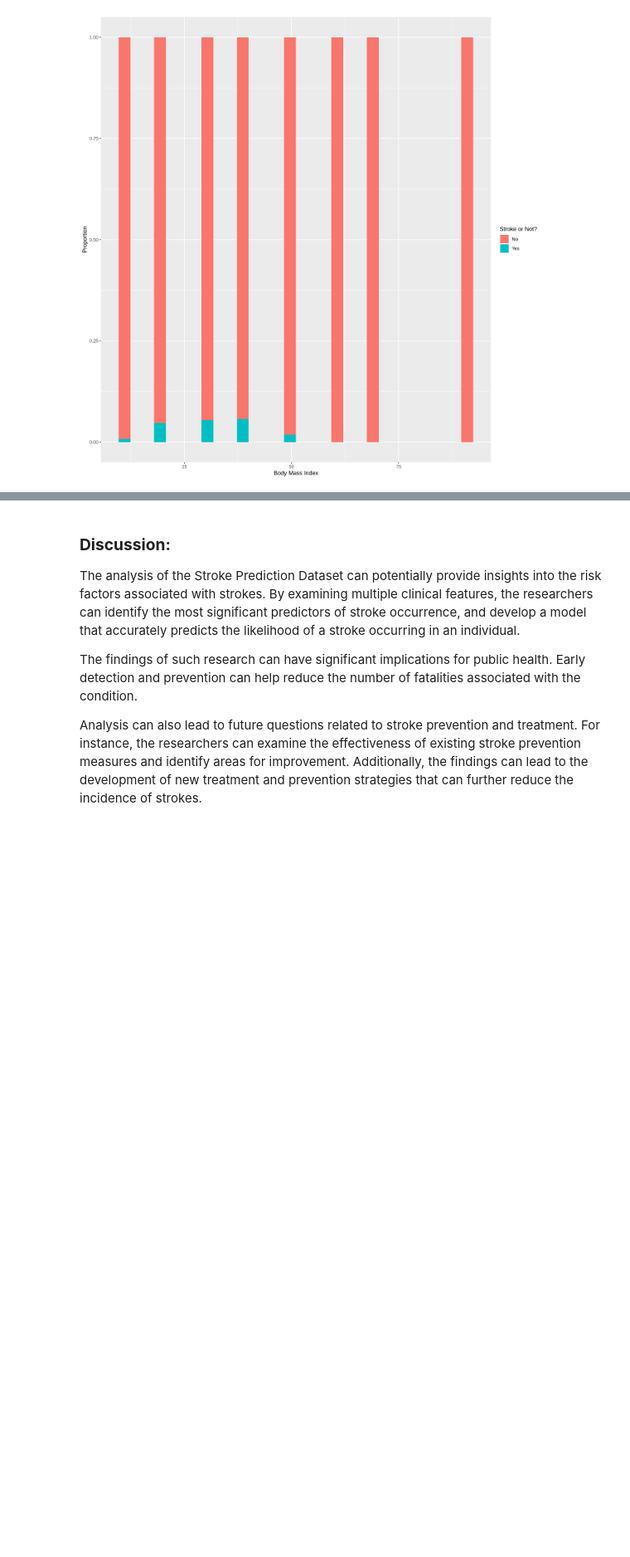
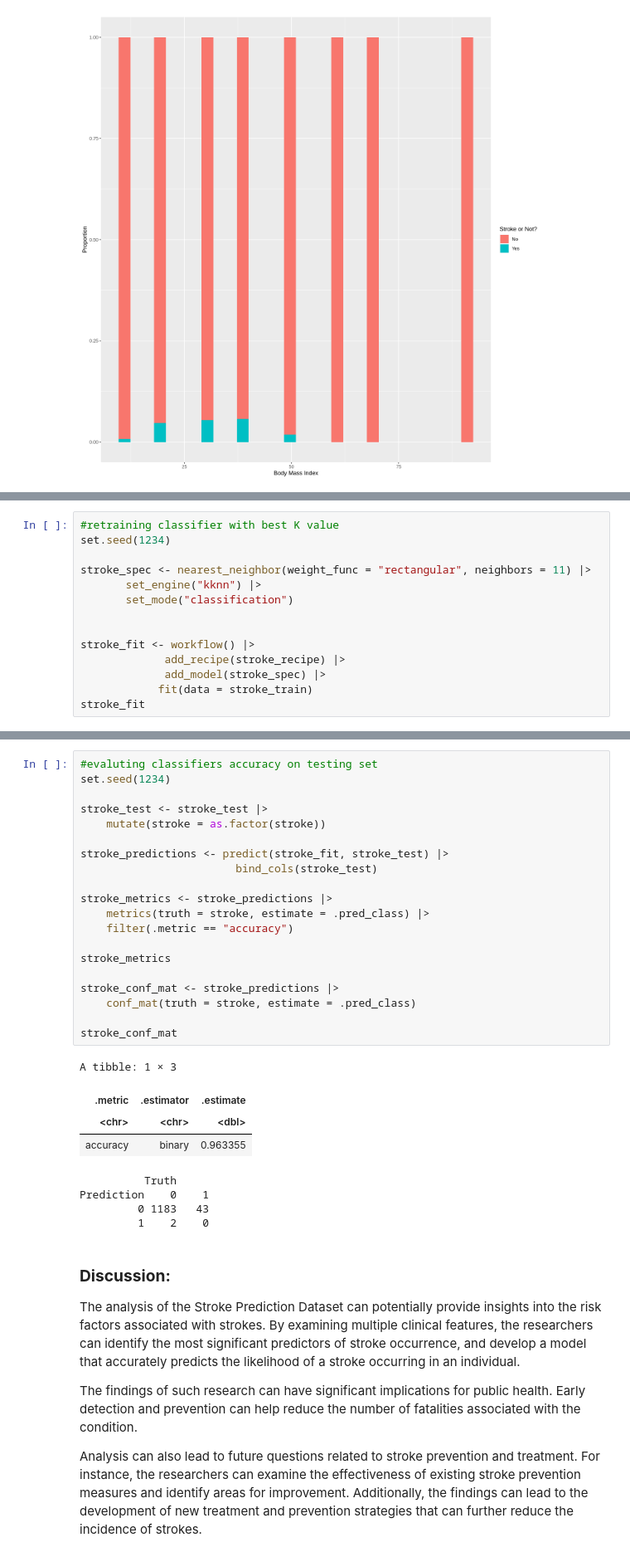
Before and after one commit to ersq/Group-42-Group-Project, a Jupyter notebook: Final Report.ipynb, the cells around one changed output, grey strips where cells are left out. Shown at 83% size. Drawn from its saved outputs; the diff is of its cells as text; blank space fills up the shorter version.

Commit message:
Finished Data Analysis

```diff
--- a/Final Report.ipynb
+++ b/Final Report.ipynb
@@ -227,3 +228,17 @@ A tibble: 10 × 7
 | 41 | accuracy | binary | 0.9549042 | 5 | 0.002365669 | Preprocessor1_Model09 |
 | 46 | accuracy | binary | 0.9549042 | 5 | 0.002365669 | Preprocessor1_Model10 |
 [figure]
+# %%
+#retraining classifier with best K value
+set.seed(1234)
+
+stroke_spec <- nearest_neighbor(weight_func = "rectangular", neighbors = 11) |>
+       set_engine("kknn") |>
+       set_mode("classification")
+
+
+stroke_fit <- workflow() |>
+             add_recipe(stroke_recipe) |>
+             add_model(stroke_spec) |>
+            fit(data = stroke_train)
+stroke_fit
@@ -230,3 +262,32 @@ A tibble: 10 × 7
+# %%
+#evaluting classifiers accuracy on testing set
+set.seed(1234)
+
+stroke_test <- stroke_test |>
+    mutate(stroke = as.factor(stroke))
+
+stroke_predictions <- predict(stroke_fit, stroke_test) |>
+                        bind_cols(stroke_test)
+
+stroke_metrics <- stroke_predictions |>
+    metrics(truth = stroke, estimate = .pred_class) |>
+    filter(.metric == "accuracy")
+
+stroke_metrics
+
+stroke_conf_mat <- stroke_predictions |>
+    conf_mat(truth = stroke, estimate = .pred_class)
+
+stroke_conf_mat
+# %% [output]
+A tibble: 1 × 3
+| .metric | .estimator | .estimate |
+| <chr> | <chr> | <dbl> |
+| accuracy | binary | 0.963355 |
+          Truth
+Prediction    0    1
+         0 1183   43
+         1    2    0
 # %% [markdown]
 ### **Discussion:**
 
```
Also changed, not shown: parts of 2 cells of this notebook.
